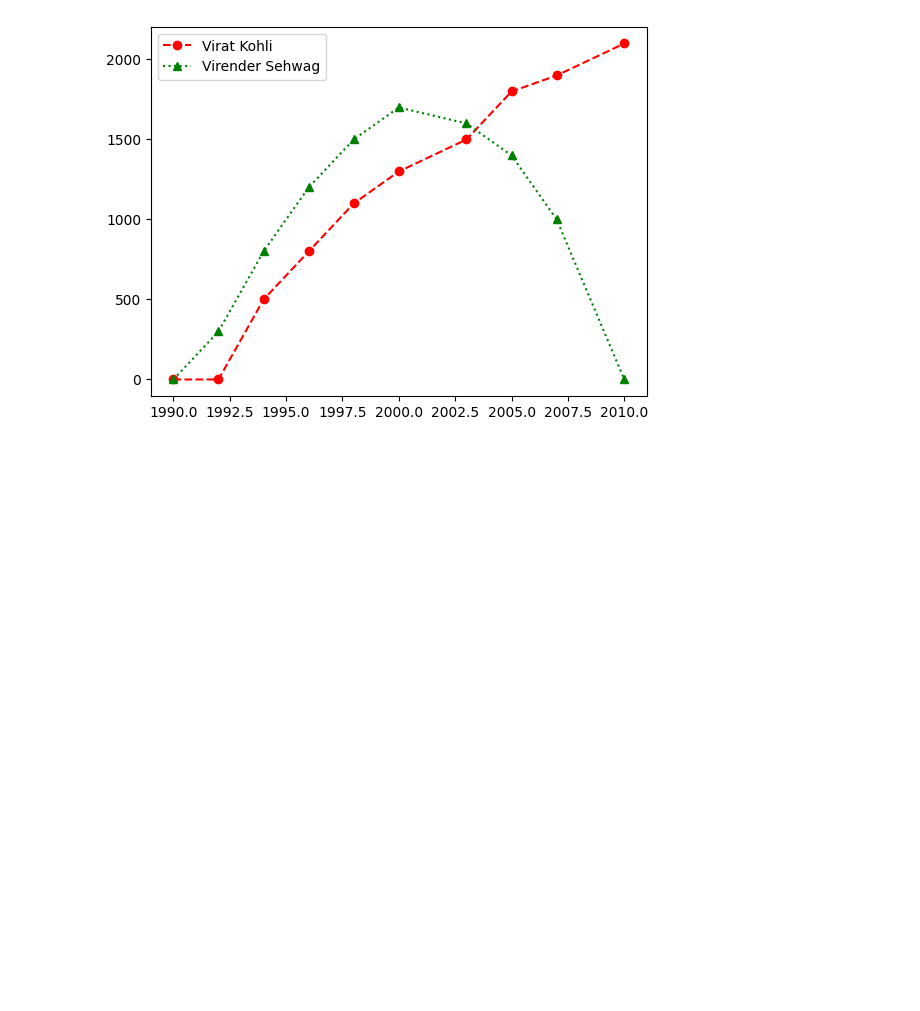
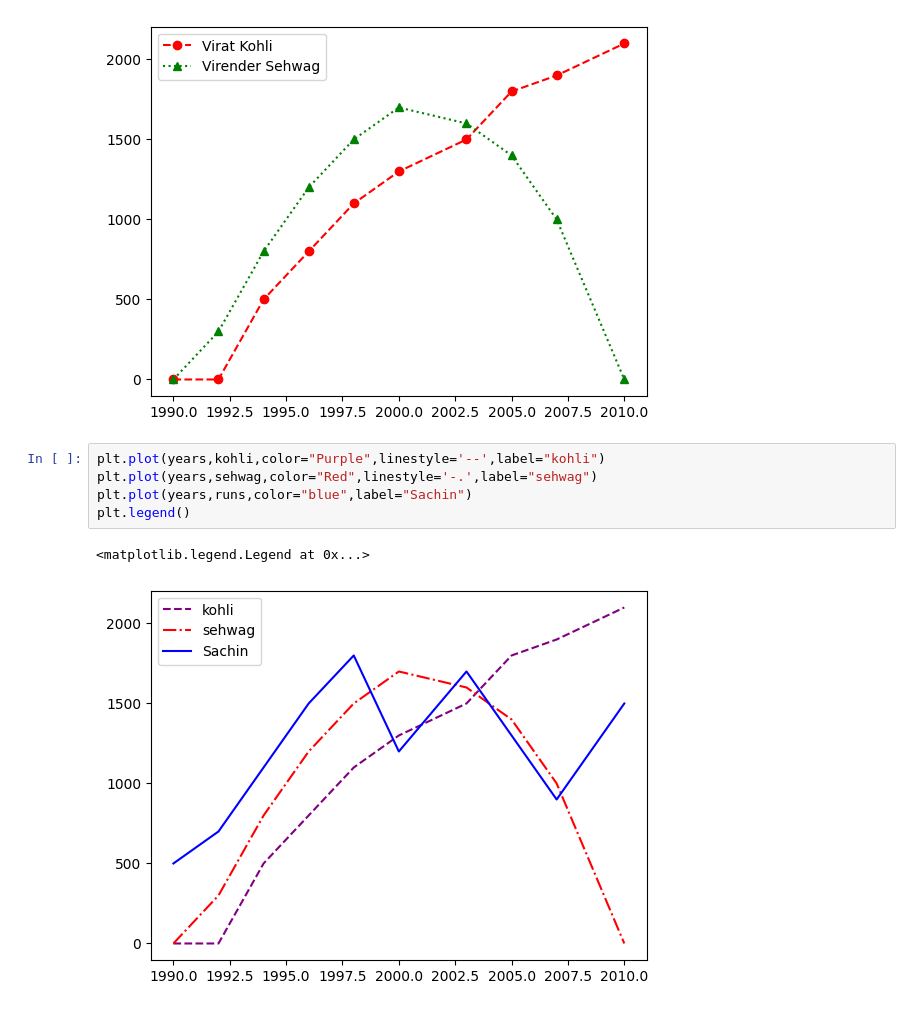
Before and after one commit to krishroy321/coders_of_delhi, a Jupyter notebook: Data Visualization using Matplotlib and Seaborn/PlottingCharts.ipynb, the cells around one changed output. Drawn from its saved outputs; the diff is of its cells as text; blank space fills up the shorter version.

```diff
--- a/Data Visualization using Matplotlib and Seaborn/PlottingCharts.ipynb
+++ b/Data Visualization using Matplotlib and Seaborn/PlottingCharts.ipynb
@@ -42,3 +42,11 @@ plt.legend()
 # %% [output]
 <matplotlib.legend.Legend at 0x...>
 [figure]
+# %%
+plt.plot(years,kohli,color="Purple",linestyle='--',label="kohli")
+plt.plot(years,sehwag,color="Red",linestyle='-.',label="sehwag")
+plt.plot(years,runs,color="blue",label="Sachin")
+plt.legend()
+# %% [output]
+<matplotlib.legend.Legend at 0x...>
+[figure, added]
```
